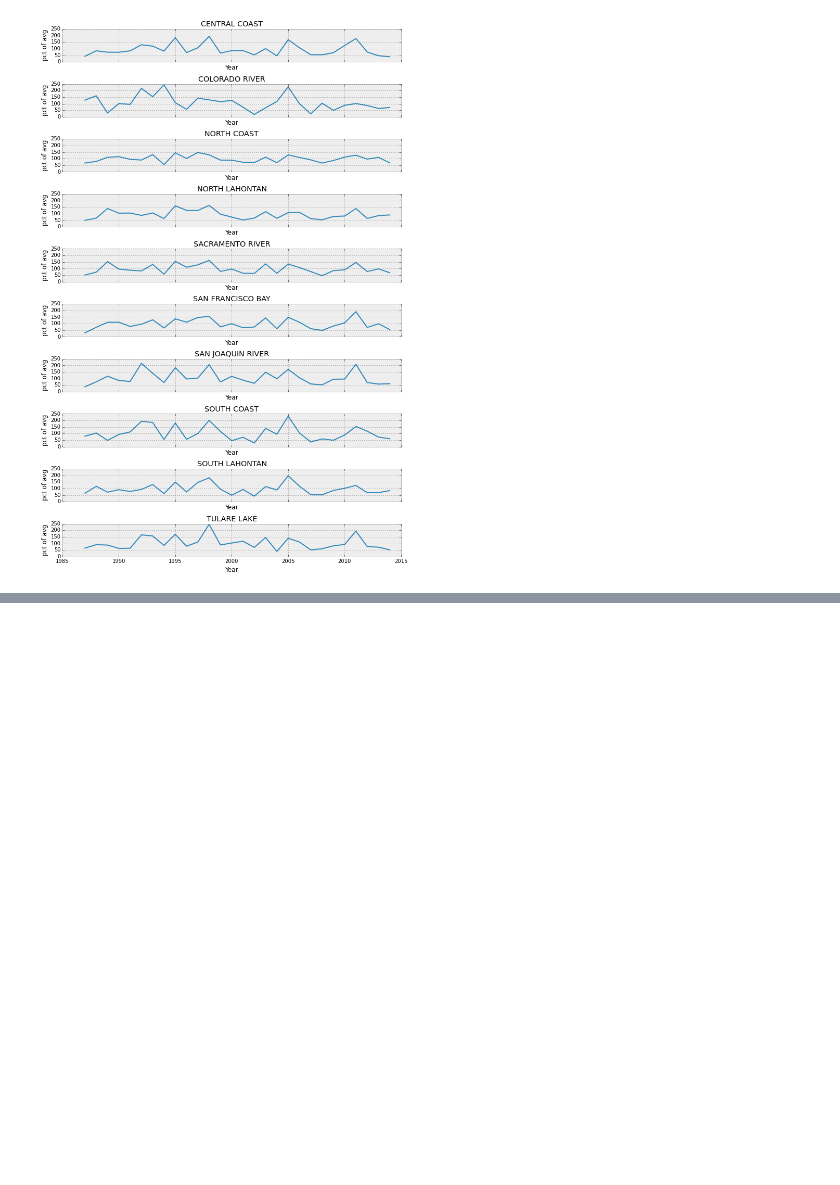
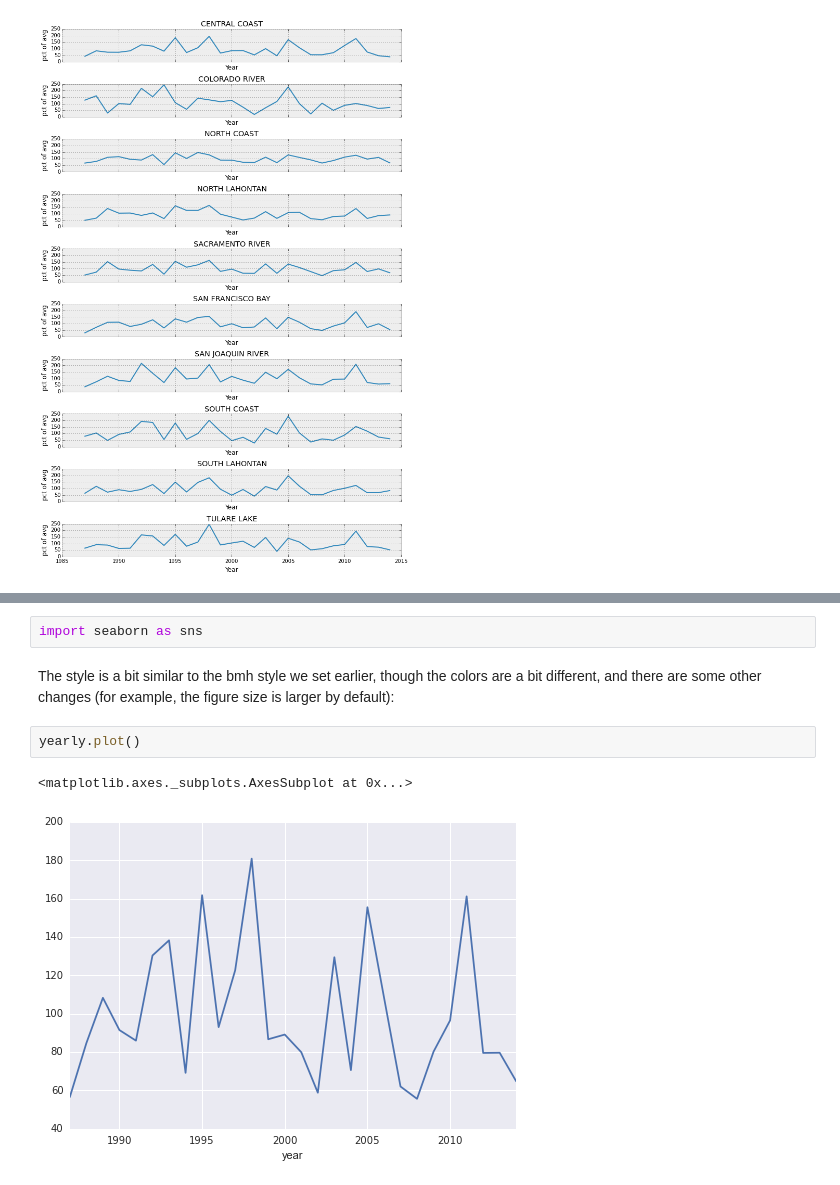
Before and after one commit to jiffyclub/2015-07-06-scipy, a Jupyter notebook: scientific_python/Plotting.ipynb, the cells around one changed output, grey strips where cells are left out. Saved outputs shown, nothing was run; the diff lists cells and outputs as text; blank space fills up the shorter version.

```diff
--- a/scientific_python/Plotting.ipynb
+++ b/scientific_python/Plotting.ipynb
@@ -326,0 +348,9 @@ fig
+# %%
+import seaborn as sns
+# %% [markdown]
+The style is a bit similar to the bmh style we set earlier, though the colors are a bit different, and there are some other changes (for example, the figure size is larger by default):
+# %%
+yearly.plot()
+# %% [output]
+<matplotlib.axes._subplots.AxesSubplot at 0x...>
+[figure, added]
```
Also changed, not shown: parts of 26 cells of this notebook.
